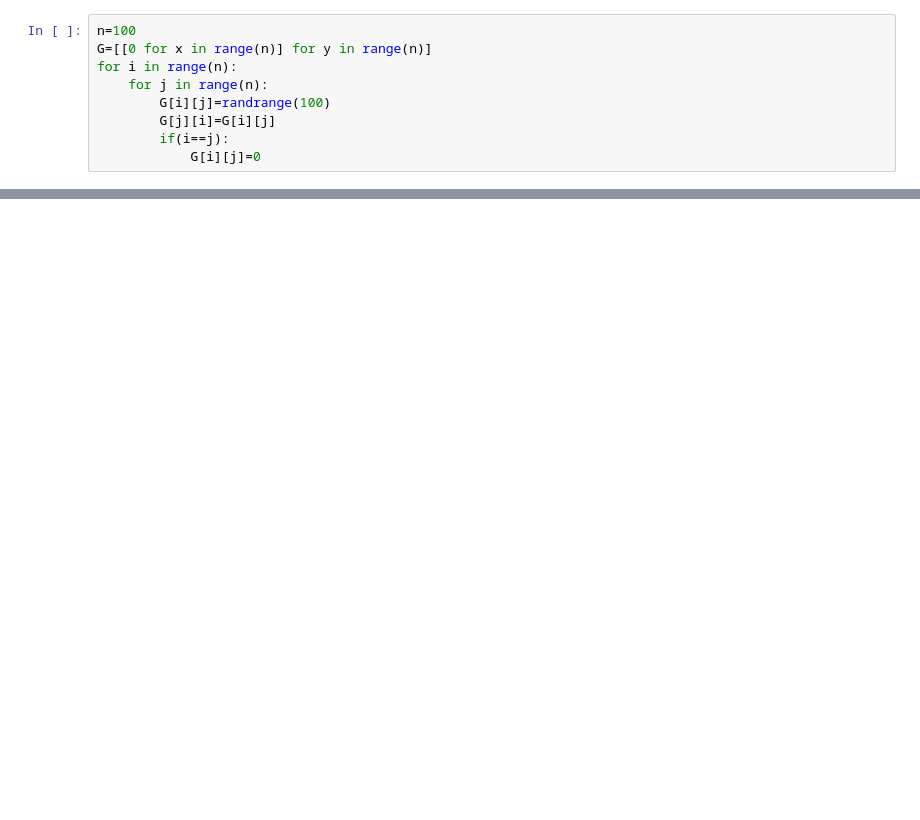
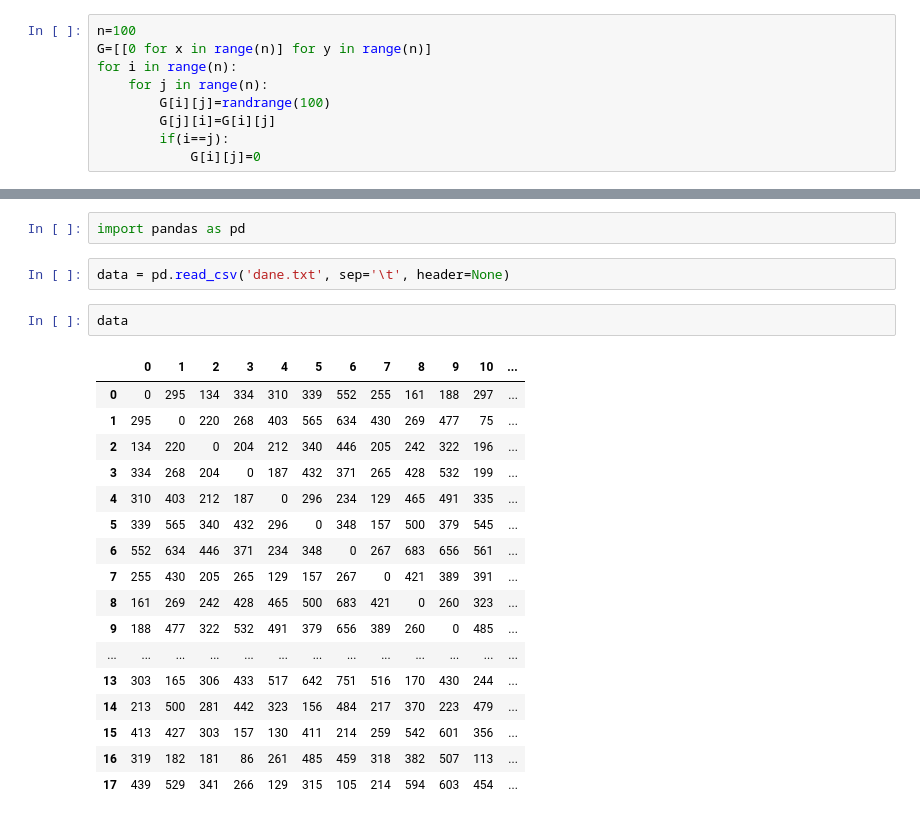
Before and after one commit to Matmozaur/WMS_Heuristic_algorithms, a Jupyter notebook: TravelingSalesman.ipynb, the cells around one changed output, grey strips where cells are left out. Saved outputs shown, nothing was run; the diff lists cells and outputs as text; blank space fills up the shorter version.

```diff
--- a/TravelingSalesman.ipynb
+++ b/TravelingSalesman.ipynb
@@ -357,0 +431,24 @@ Porównanie długości cykli znalezionych przez różne algorytmy:
+# %%
+import pandas as pd
+# %%
+data = pd.read_csv('dane.txt', sep='\t', header=None)
+# %%
+data
+# %% [output]
+|  | 0 | 1 | 2 | 3 | 4 | 5 | 6 | 7 | 8 | 9 | 10 | ... |
+| 0 | 0 | 295 | 134 | 334 | 310 | 339 | 552 | 255 | 161 | 188 | 297 | ... |
+| 1 | 295 | 0 | 220 | 268 | 403 | 565 | 634 | 430 | 269 | 477 | 75 | ... |
+| 2 | 134 | 220 | 0 | 204 | 212 | 340 | 446 | 205 | 242 | 322 | 196 | ... |
+| 3 | 334 | 268 | 204 | 0 | 187 | 432 | 371 | 265 | 428 | 532 | 199 | ... |
+| 4 | 310 | 403 | 212 | 187 | 0 | 296 | 234 | 129 | 465 | 491 | 335 | ... |
+| 5 | 339 | 565 | 340 | 432 | 296 | 0 | 348 | 157 | 500 | 379 | 545 | ... |
+| 6 | 552 | 634 | 446 | 371 | 234 | 348 | 0 | 267 | 683 | 656 | 561 | ... |
+| 7 | 255 | 430 | 205 | 265 | 129 | 157 | 267 | 0 | 421 | 389 | 391 | ... |
+| 8 | 161 | 269 | 242 | 428 | 465 | 500 | 683 | 421 | 0 | 260 | 323 | ... |
+| 9 | 188 | 477 | 322 | 532 | 491 | 379 | 656 | 389 | 260 | 0 | 485 | ... |
+| ... | ... | ... | ... | ... | ... | ... | ... | ... | ... | ... | ... | ... |
+| 13 | 303 | 165 | 306 | 433 | 517 | 642 | 751 | 516 | 170 | 430 | 244 | ... |
+| 14 | 213 | 500 | 281 | 442 | 323 | 156 | 484 | 217 | 370 | 223 | 479 | ... |
+| 15 | 413 | 427 | 303 | 157 | 130 | 411 | 214 | 259 | 542 | 601 | 356 | ... |
+| 16 | 319 | 182 | 181 | 86 | 261 | 485 | 459 | 318 | 382 | 507 | 113 | ... |
+| 17 | 439 | 529 | 341 | 266 | 129 | 315 | 105 | 214 | 594 | 603 | 454 | ... |
```
Also changed, not shown: parts of 14 cells of this notebook.
